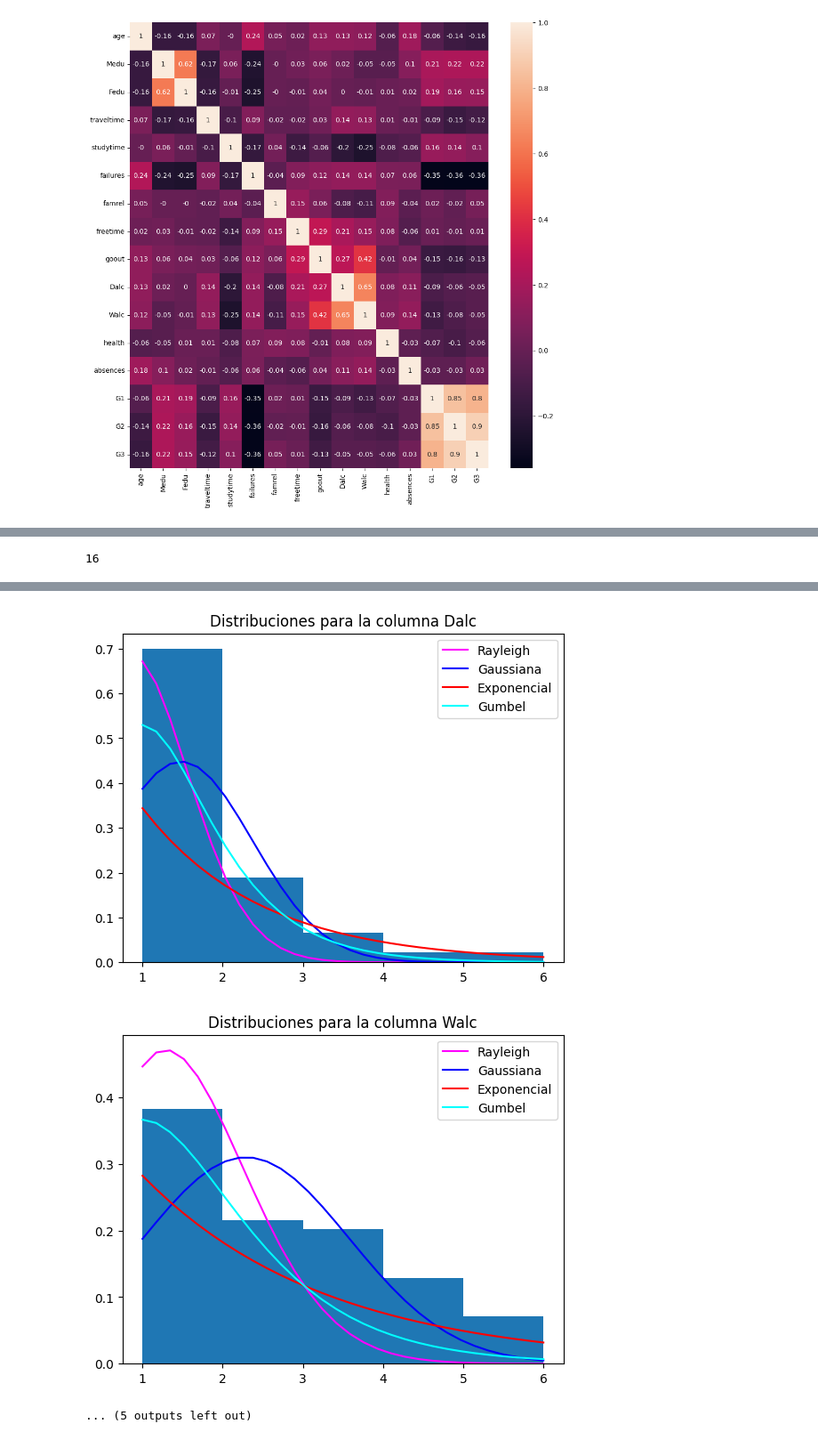
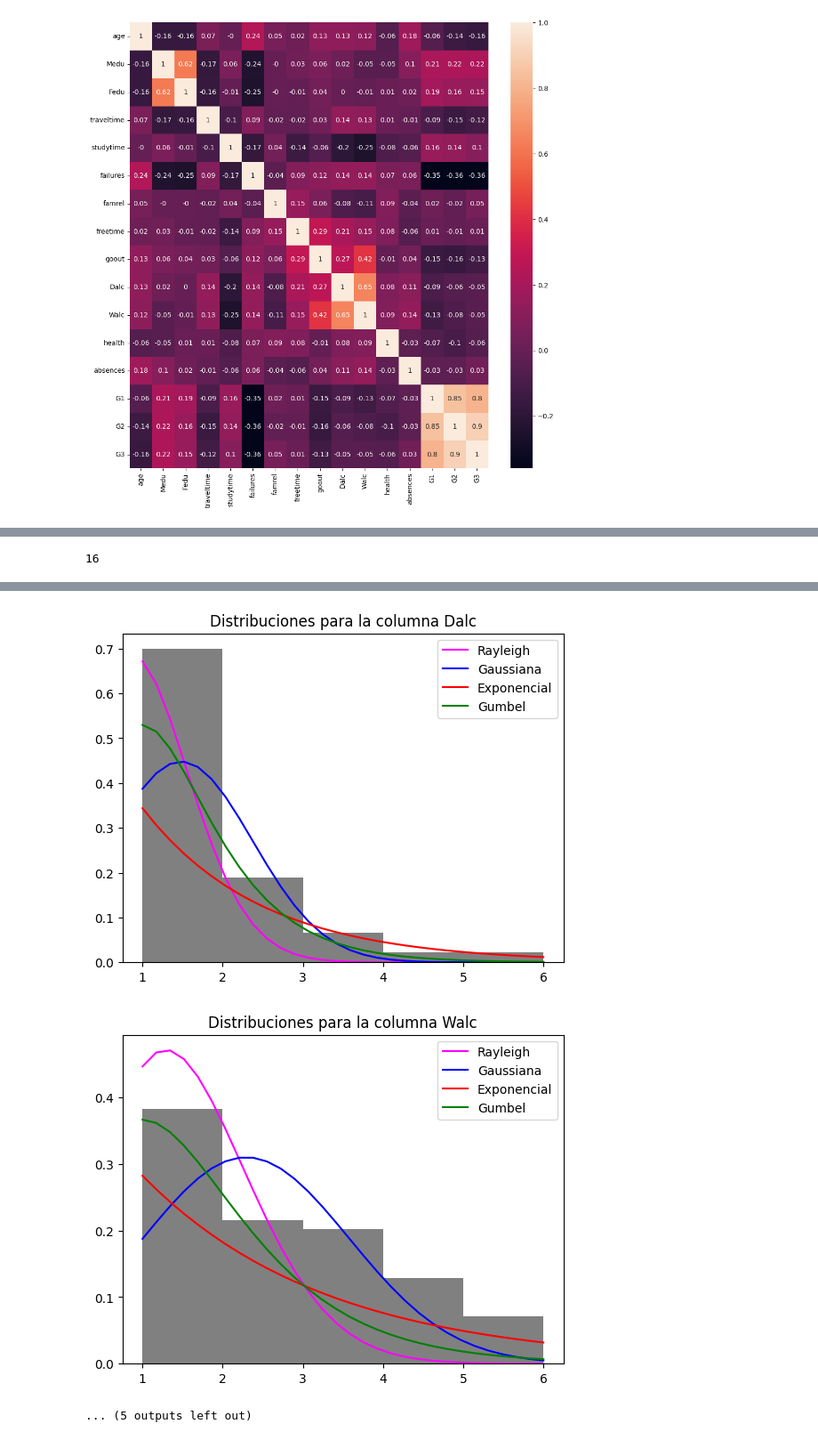
Before and after one commit to Charless96/ProyectoIa, a Jupyter notebook: proyectoErick.ipynb, the cells around one changed output, grey strips where cells are left out. Shown at 89% size. Cells and saved outputs as stored; diff of their text form; code cells hidden in the pictures.

Commit message:
Reduccion de codigo y mejora de graficos

```diff
--- a/proyectoErick.ipynb
+++ b/proyectoErick.ipynb
@@ -92,13 +125,16 @@ dfMatRes
 # %%
-# Histogramas
-fig, ax = plt.subplots(4, 4, figsize=(16, 16))  # Creamos una cuadrícula de subgráficos de 4x4
+#######################  Visualización gráfica (histogramas) ################################
+
+fig, ax = plt.subplots(4, 4, figsize=(16, 16)) #Grafo de 4x4
+
 for i in range(len(dfMat.columns)):
-    row = i // 4  # Índice de fila para el subgráfico actual
-    col = i % 4   # Índice de columna para el subgráfico actual
-    ax[row, col].hist(dfMat.iloc[:, i], bins=range(min(dfMat.iloc[:, i]), max(dfMat.iloc[:, i]) + 2), align='left', edgecolor="black")
-    # Agregar título al gráfico
-    ax[row, col].set_title(dfMat.columns[i])
-plt.tight_layout()  # Ajustamos el espaciado entre subgráficos para mejorar la visualización
+    columna = dfMat.iloc[:, i]
+    row = i // 4  #fila
+    col = i % 4   #columna
+    ax[row, col].hist(columna, bins=range(min(columna), max(columna) + 2), align='left', edgecolor="black")
+    ax[row, col].set_title(dfMat.columns[i]) #Titulo = variable
+
+plt.tight_layout()  # Espaciado
 plt.show()
 # %% [output]
 [figure]
@@ -164,0 +161,8 @@ plt.show()
+# %%
+#Grafo con las dependencias más significativas
+fig, ax = plt.subplots()
+fnDepGraph(data=dfMat, axFn=ax)
+ax.set_title("Grafo de dependencias")
+plt.axis("off")
+plt.tight_layout()
+plt.show()
@@ -165,19 +171,15 @@ plt.show()
 # %%
-#distribucion de probabilidad
-df = dfMat
-X = df.iloc[:,:] #Todas menos g1,g2,g3
+#######################  Distribución de probabilidad ################################
+X = dfMat.iloc[:,:] #Todas
 print(len(X.columns))
-#8 columnas, 4 distribuciones
+#16 columnas, 4 distribuciones
 
 for i in range(len(X.columns)):
     fig, ax = plt.subplots()
-    # ax.hist(X.iloc[:,i],bins=40, density=True)
 
-    bins = range(min(X.iloc[:,i]), max(X.iloc[:,i]) + 2)
-    ax.hist(X.iloc[:,i], bins, density=True)
+    bins = range(min(X.iloc[:,i]), max(X.iloc[:,i]) + 2) #+2 para que alcancen todo el grafo
+    ax.hist(X.iloc[:,i], bins, density=True, color='grey')
 
-    # intervalo de los datos (rango)
-    # nsize= max(X.iloc[:,i]) - min(X.iloc[:,i]) + 1
     nsize= 30
     x_int = np.linspace(min(X.iloc[:,i]), max(X.iloc[:,i]) + 1,nsize)
 
@@ -185,7 +187,7 @@ for i in range(len(X.columns)):
     fr = fnRayleigh(x_int,X.iloc[:,i])
     ax.plot(x_int,fr, color="magenta", label="Rayleigh")
 
-    # distribucion normal (doña Gaussiana)
+    # distribucion normal (Gaussiana)
     fg = fnGaussiana(x_int,X.iloc[:,i])
     ax.plot(x_int,fg, color="blue", label="Gaussiana")
 
@@ -195,7 +197,7 @@ for i in range(len(X.columns)):
 
     # distribucion gumbel
     fgumbel = fnGumbel(x_int,X.iloc[:,i])
-    ax.plot(x_int,fgumbel,color="cyan", label="Gumbel")
+    ax.plot(x_int,fgumbel,color="green", label="Gumbel")
 
     # Agregar titulo al grafico
     ax.set_title(f"Distribuciones para la columna {X.columns[i]}")
@@ -217,3 +219,3 @@ for i in range(len(X.columns)):
-[figure, old version]
+[figure, new version]
-[figure, old version]
+[figure, new version]
 ... (5 outputs left out)
```
Also changed, not shown: parts of 14 cells of this notebook.
